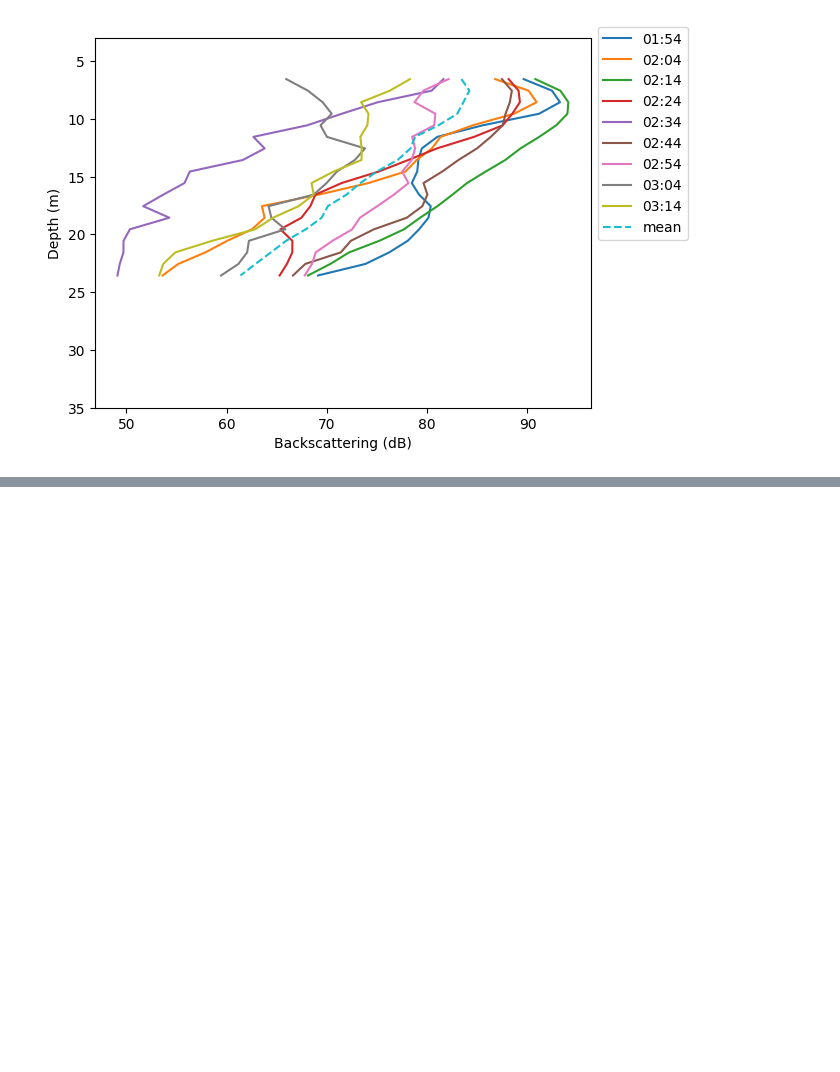
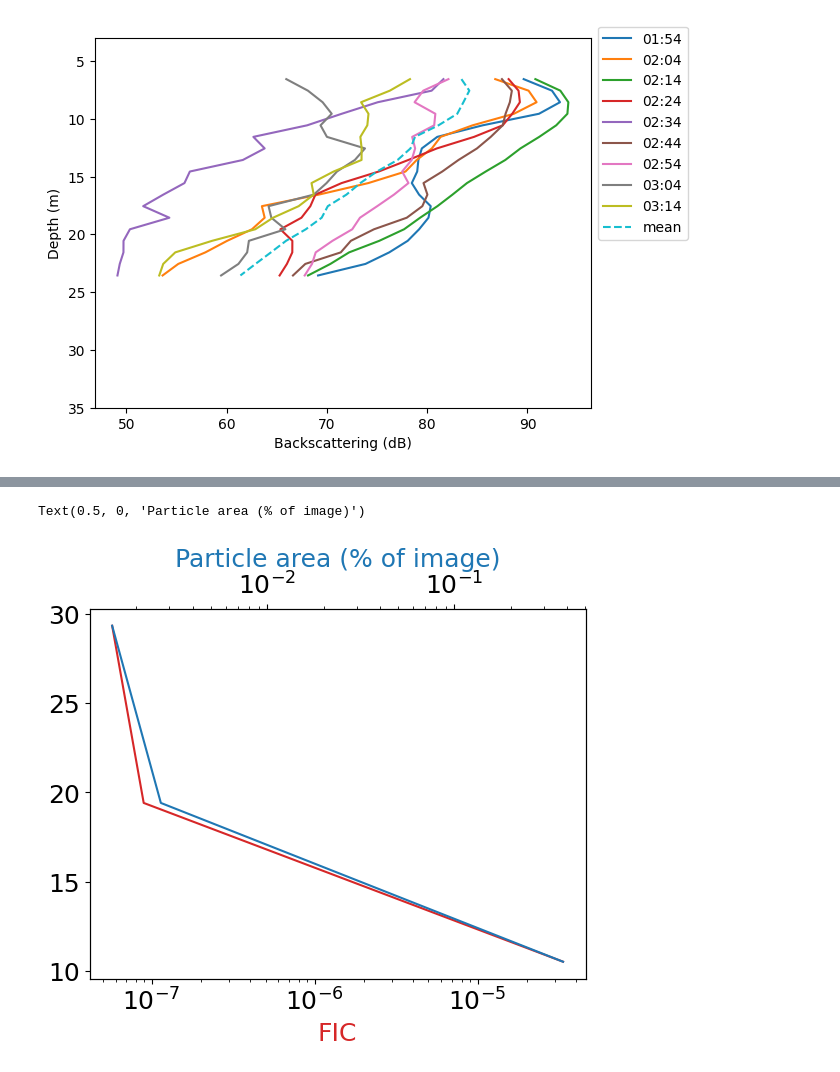
Before and after one commit to nina-caldarella/Frazil_ice_currents_and_supercooling_in_front_of_the_McMurdo_Ice_Shelf, a Jupyter notebook: ADCP_and_Icefin.ipynb, the cells around one changed output, grey strips where cells are left out. Cells and saved outputs as stored; diff of their text form; code cells hidden in the pictures; blank space fills up the shorter version.

```diff
--- a/ADCP_and_Icefin.ipynb
+++ b/ADCP_and_Icefin.ipynb
@@ -164,0 +243,14 @@ fig.savefig(savedir+"/Backscatter_and_FFA.png", bbox_inches="tight")
+# %%
+fig, ax1 = plt.subplots()
+color1="tab:red"
+color2="tab:blue"
+ax1.plot(frazil_ice_concentration, depth, color=color1)
+ax1.set_xlabel(r"FIC", color=color1)
+ax1.set_xscale("log")
+ax2 = ax1.twiny()
+ax2.plot(fractional_frazil_area_crop, depth, color=color2)
+ax2.set_xscale("log")
+ax2.set_xlabel(r"Particle area (% of image)", color=color2)
+# %% [output]
+Text(0.5, 0, 'Particle area (% of image)')
+[figure, added]
```
Also changed, not shown: parts of 11 cells of this notebook, 6 other files.
